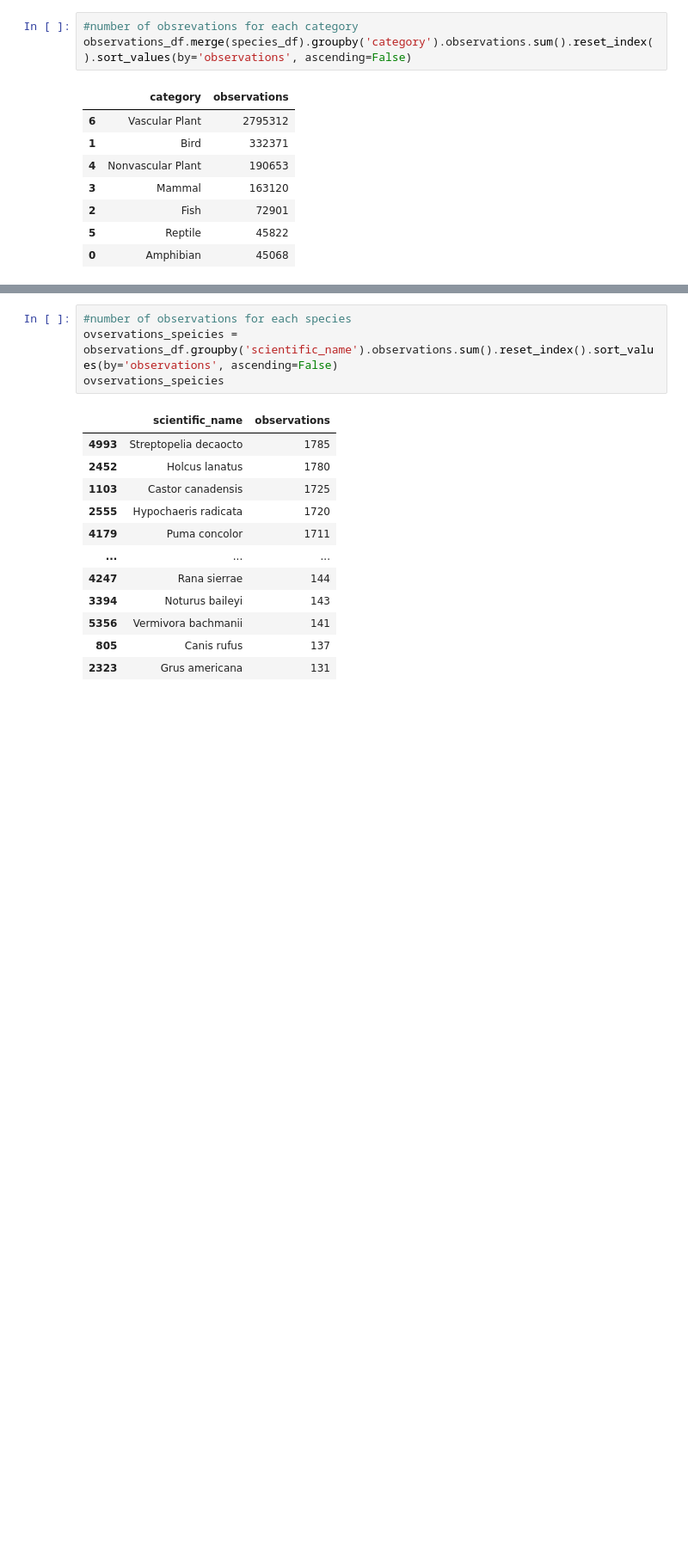
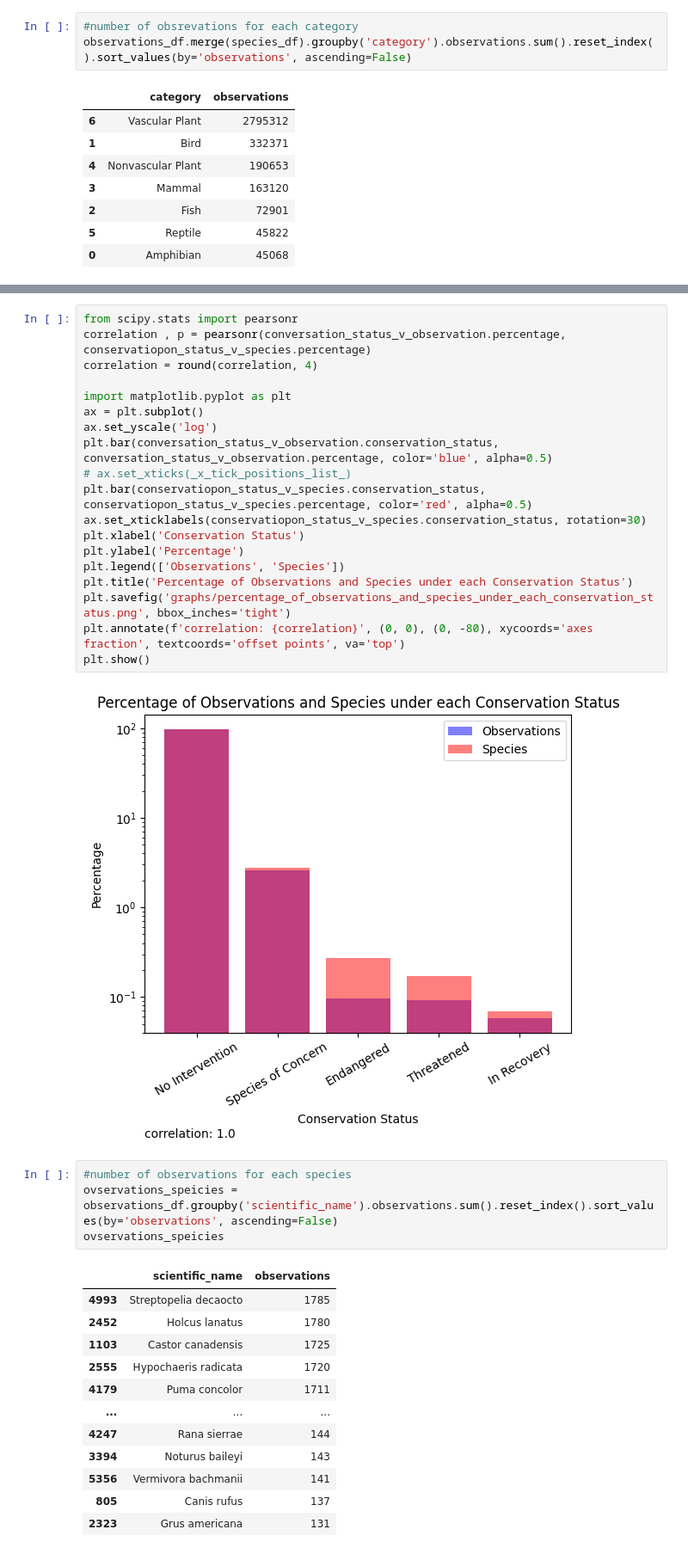
Before and after one commit to zxtheo/Codecademy-biodiversity-project, a Jupyter notebook: biodiversity.ipynb, the cells around one changed output, grey strips where cells are left out. Shown at 86% size. Saved outputs shown, nothing was run; the diff lists cells and outputs as text; blank space fills up the shorter version.

```diff
--- a/biodiversity.ipynb
+++ b/biodiversity.ipynb
@@ -241,3 +303,24 @@ observations_df.merge(species_df).groupby('conservation_status').observations.su
+# %%
+from scipy.stats import pearsonr
+correlation , p = pearsonr(conversation_status_v_observation.percentage, conservatiopon_status_v_species.percentage)
+correlation = round(correlation, 4)
+
+import matplotlib.pyplot as plt
+ax = plt.subplot()
+ax.set_yscale('log')
+plt.bar(conversation_status_v_observation.conservation_status, conversation_status_v_observation.percentage, color='blue', alpha=0.5)
+# ax.set_xticks(_x_tick_positions_list_)
+plt.bar(conservatiopon_status_v_species.conservation_status, conservatiopon_status_v_species.percentage, color='red', alpha=0.5)
+ax.set_xticklabels(conservatiopon_status_v_species.conservation_status, rotation=30)
+plt.xlabel('Conservation Status')
+plt.ylabel('Percentage')
+plt.legend(['Observations', 'Species'])
+plt.title('Percentage of Observations and Species under each Conservation Status')
+plt.savefig('graphs/percentage_of_observations_and_species_under_each_conservation_status.png', bbox_inches='tight')
+plt.annotate(f'correlation: {correlation}', (0, 0), (0, -80), xycoords='axes fraction', textcoords='offset points', va='top')
+plt.show()
+# %% [output]
+[figure, added]
 # %%
 #number of observations for each species
 ovservations_speicies =  observations_df.groupby('scientific_name').observations.sum().reset_index().sort_values(by='observations', ascending=False)
```
Also changed, not shown: parts of 7 cells of this notebook, 2 other files.
